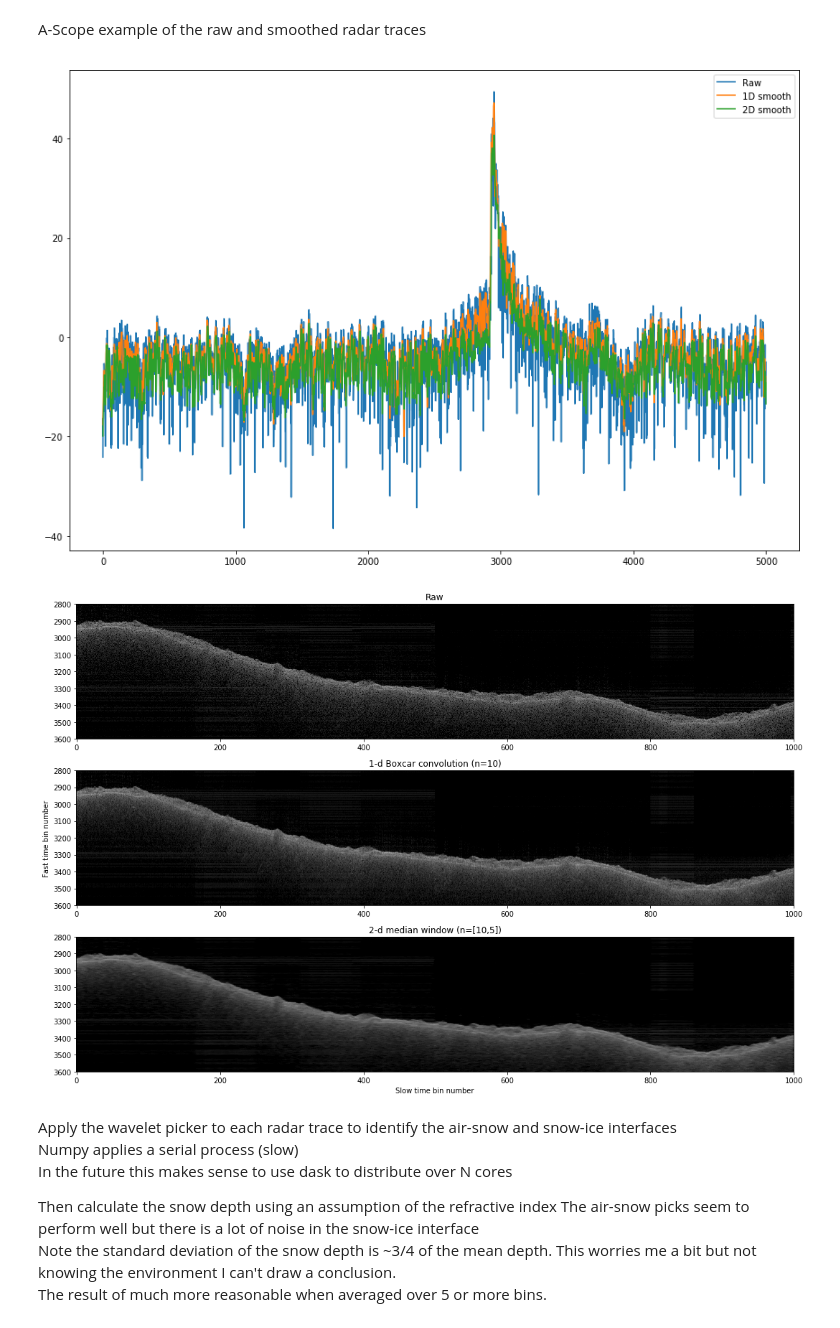
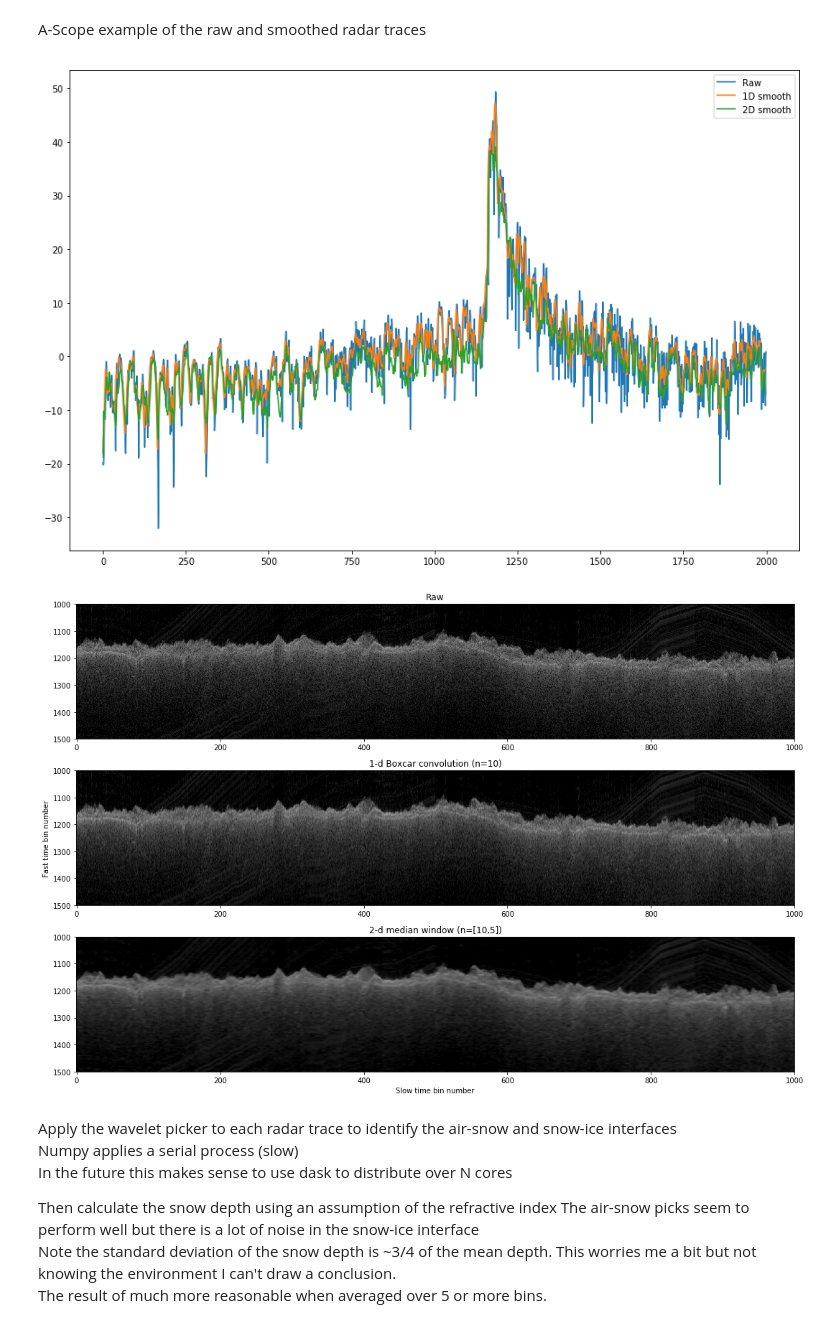
Before and after one commit to kingjml/pySnowRadar, a Jupyter notebook: pyWavelet/awi.ipynb, the cells around one changed output. Drawn from its saved outputs; the diff is of its cells as text; code cells hidden in the pictures.

```diff
--- a/pyWavelet/awi.ipynb
+++ b/pyWavelet/awi.ipynb
@@ -32,0 +35,36 @@ radar_dat = snowradar.AWI(radar_file, l_case='full') #Use AWI child class
+# %%
+er_ice = 3.15
+max_elev = radar_dat.elevation.max()
+min_elev = np.min(radar_dat.elevation - radar_dat.surface*c/2 -(radar_dat.time_fast[-1]-radar_dat.surface)*c/2/np.sqrt(er_ice))
+dr = radar_dat.dft * c/2/np.sqrt(er_ice)
+dt_air = dr/(c/2)
+dt_ice = dr/(c/2/np.sqrt(er_ice))
+elev_axis = np.arange(max_elev,min_elev, -dr)
+zero_pad_len = len(elev_axis) - len(radar_dat.time_fast) - 1
+radar_comp = np.zeros((zero_pad_len,radar_dat.data_radar.shape[1]))
+radar_comp = np.concatenate((radar_dat.data_radar, radar_comp), axis=0)
+d_range = max_elev - radar_dat.elevation
+d_bins = np.round(d_range / (c/2)/radar_dat.dft)
+d_time = d_range/(c/2)
+# %%
+for r_line in np.arange(0, radar_dat.data_radar.shape[1]):
+    surf_elev = radar_dat.elevation[r_line] - radar_dat.surface[r_line] * c/2
+    time0 = -(max_elev - radar_dat.elevation[r_line])/(c/2)
+    last_air_idx = np.argwhere(elev_axis > surf_elev)[-1]
+    new_time = (time0 + dt_air*np.arange(0, last_air_idx-1))
+
+    if last_air_idx < len(elev_axis):
+        first_ice_idx = last_air_idx + 1
+        time0 = radar_dat.surface[r_line] + (surf_elev - elev_axis[first_ice_idx]) / (c/2/np.sqrt(er_ice))
+        new_time = np.concatenate((new_time, time0 + dt_ice * (np.arange(0, len(elev_axis)-len(new_time)-1))), axis = 0)
+
+    radar_comp[:,r_line] = np.interp(new_time,radar_dat.time_fast, radar_dat.data_radar[0:len(radar_dat.time_fast), r_line] )
+    radar_dat.elevation[r_line] = radar_dat.elevation[r_line] + d_range[r_line]
+    radar_dat.surface[r_line] = radar_dat.surface[r_line] + d_time[r_line]
+# %%
+radar_dat.data_radar = radar_comp
+radar_dat.surface_elev = radar_dat.elevation - radar_dat.surface*c/2
+
+fig, ax = plt.subplots(figsize=(15,10))
+ax.imshow(10 * np.log10(radar_dat.data_radar), interpolation='nearest', cmap="gist_gray")
+plt.show()
@@ -55,10 +95,7 @@ Processing the entire file in one go can be time consuming
 because the current processes are serial with loop
 TODO: Elevation correction will help narrow the fast-time (y-axis) range
 # %%
-#radar_sub = np.transpose(radar_dat.data_radar)[1000:5000,0:300]
-radar_sub = np.transpose(radar_dat.data_radar)[1000:6000,0:1000]
-
-#radar_sub = np.transpose(radar_dat.data_radar)
+radar_sub = radar_dat.data_radar[11000:13000,0:1000]
 radar_1d_smooth = np.apply_along_axis(RadarWindow, 0, radar_sub, 5)
 radar_2d_smooth = signal.medfilt2d(radar_sub, kernel_size=5)
 #radar_1d_window = RadarWindow(radar_sub,10)
@@ -74,31 +117,31 @@ ax.plot(10*np.log10(radar_2d_smooth[:,1]))
 ax.legend(('Raw', '1D smooth', '2D smooth'))
 fig.tight_layout();
 # %% [output]
-[figure, old version]
+[figure, new version]
 # %%
-ymin = 2800
-ymax = 3600
+ymin = 1000
+ymax = 1500
 vis_max = 80
 vis_min = 0
 
 fig, ax = plt.subplots(3,1,figsize=(15,10))
 ax[0].set_title("Raw")
 ax[0].imshow(10 * np.log10(radar_sub), interpolation='nearest', cmap="gist_gray", vmin=vis_min, vmax=vis_max)
 ax[0].set_aspect('auto')
 ax[0].set_ylim([ymax, ymin])
 ax[1].set_ylabel("Fast time bin number")
 ax[1].set_title("1-d Boxcar convolution (n=10)")
 ax[1].imshow(10 * np.log10(radar_1d_smooth), interpolation='nearest', cmap="gist_gray", vmin=vis_min, vmax=vis_max)
 ax[1].set_aspect('auto')
 ax[1].set_ylim([ymax, ymin])
 ax[2].set_title("2-d median window (n=[10,5])")
 ax[2].imshow(10 * np.log10(radar_2d_smooth), interpolation='nearest', cmap="gist_gray", vmin=vis_min, vmax=vis_max)
 ax[2].set_aspect('auto')
 ax[2].set_ylim([ymax, ymin])
 ax[2].set_xlabel("Slow time bin number")
 fig.tight_layout();
 # %% [output]
-[figure, old version]
+[figure, new version]
 # %% [markdown]
 Apply the wavelet picker to each radar trace to identify the air-snow and snow-ice interfaces
 Numpy applies a serial process (slow)
```
Also changed, not shown: parts of 7 cells of this notebook, 4 other files.
